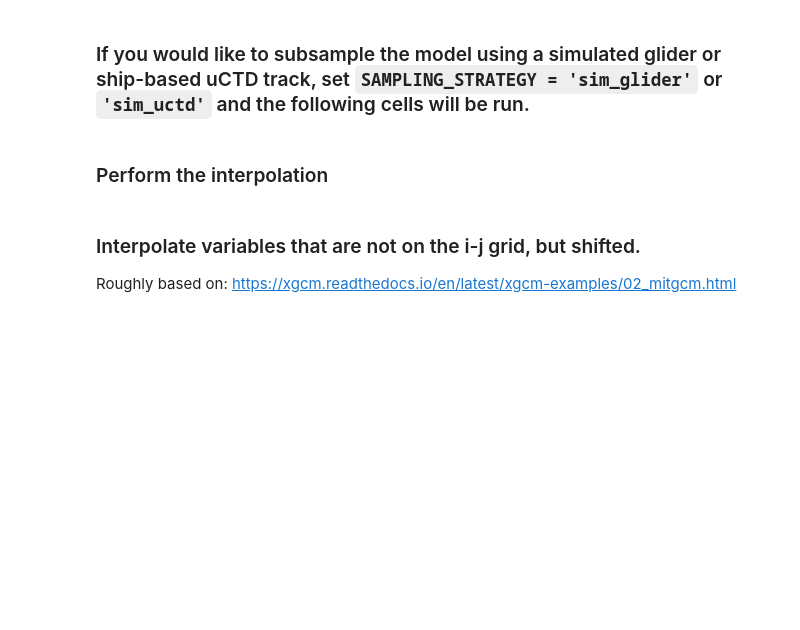
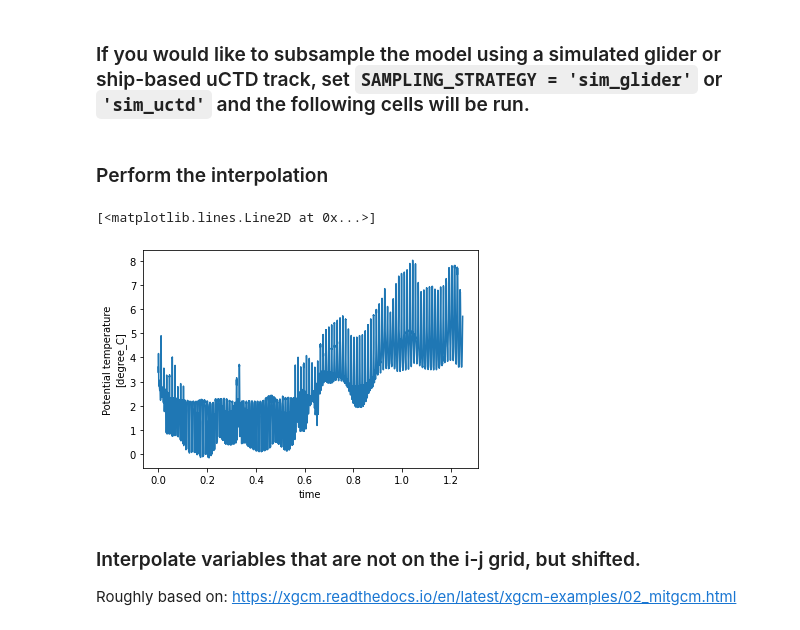
Before and after one commit to oceanhackweek/ohw21-proj-model-subsampling, a Jupyter notebook: FinalProjectSummary_kd.ipynb, the cells around one changed output. Cells and saved outputs as stored; diff of their text form; code cells hidden in the pictures; blank space fills up the shorter version.

```diff
--- a/FinalProjectSummary_kd.ipynb
+++ b/FinalProjectSummary_kd.ipynb
@@ -52,7 +52,7 @@ f_z = interpolate.interp1d(z, k, bounds_error=False)
 
 Use the SAMPLING_STRATEGY variable to select whether you want to sample the model using a real glider track ('real_glider'), a simulated glider track ('sim_glider') or a simulated underway ctd ('sim_uctd')
 # %%
-SAMPLING_STRATEGY = 'real_glider'
+SAMPLING_STRATEGY = 'sim_uctd'
 # %% [markdown]
 ### If you would like to subsample the model using a real glider track, set `SAMPLING_STRATEGY = 'real_glider'` and the following cells will be run.
 
@@ -127,7 +127,7 @@ if SAMPLING_STRATEGY == 'real_glider':
     )
 
     # transform to i,j,k coordinates:
-    survey_track= xr.Dataset(
+    survey_indices= xr.Dataset(
         dict(
             i = xr.DataArray(f_x(survey_track.lon), dims='points'),
             j = xr.DataArray(f_y(survey_track.lat), dims='points'),
@@ -146,13 +146,13 @@ if SAMPLING_STRATEGY == 'sim_glider' or SAMPLING_STRATEGY == 'sim_uctd':
 
 
     # typical speeds and depth ranges based on platform
-    if SAMPLING_TYPE == 'sim_uctd':
+    if SAMPLING_STRATEGY == 'sim_uctd':
         # typical values for uctd sampling:
         zrange = [-5, -500] # depth range of profiles (down is negative)
         hspeed = 5 # platform horizontal speed in m/s
         vspeed = 1 # platform vertical (profile) speed in m/s (NOTE: may want different up/down speeds)
 
-    elif SAMPLING_TYPE == 'sim_glider':
+    elif SAMPLING_STRATEGY == 'sim_glider':
         # typical values for glider sampling:
         zrange = [-1, -1000] # depth range of profiles (down is negative)
         hspeed = 0.25 # platform horizontal speed in m/s
@@ -239,28 +239,31 @@ if SAMPLING_STRATEGY == 'sim_glider' or SAMPLING_STRATEGY == 'sim_uctd':
         )
     )
     # transform to i,j,k coordinates:
-    survey_track= xr.Dataset(
-    dict(
-        i = xr.DataArray(f_x(survey_track.lon), dims='points'),
-        j = xr.DataArray(f_y(survey_track.lat), dims='points'),
-        k = xr.DataArray(f_z(survey_track.dep), dims='points'),
-        time = xr.DataArray(survey_track.time,dims='points'),
+    survey_indices= xr.Dataset(
+        dict(
+            i = xr.DataArray(f_x(survey_track.lon), dims='points'),
+            j = xr.DataArray(f_y(survey_track.lat), dims='points'),
+            k = xr.DataArray(f_z(survey_track.dep), dims='points'),
+            time = xr.DataArray(survey_track.time,dims='points'),
+        )
     )
-)
 # %% [markdown]
 ### Perform the interpolation
 # %%
 # create a new dataset to contain the interpolated data
 subsampled_data = xr.Dataset() # NOTE: add more metadata to this dataset?
-subsampled_data['Theta']=ds.Theta.interp(survey_track) # NOTE: is there a smarter way to do this using variable names and a loop?
-subsampled_data['Salt']=ds.Theta.interp(survey_track)
+subsampled_data['Theta']=ds.Theta.interp(survey_indices) # NOTE: is there a smarter way to do this using variable names and a loop?
+subsampled_data['Salt']=ds.Theta.interp(survey_indices)
 subsampled_data['lon']=survey_track.lon
 subsampled_data['lat']=survey_track.lat
 subsampled_data['dep']=survey_track.dep
 subsampled_data['time']=survey_track.time
 subsampled_data
 # test plot
 subsampled_data.Theta.plot(x='time')
+# %% [output]
+[<matplotlib.lines.Line2D at 0x...>]
+[figure, added]
 # %% [markdown]
 ### Interpolate variables that are not on the i-j grid, but shifted.
 
```
